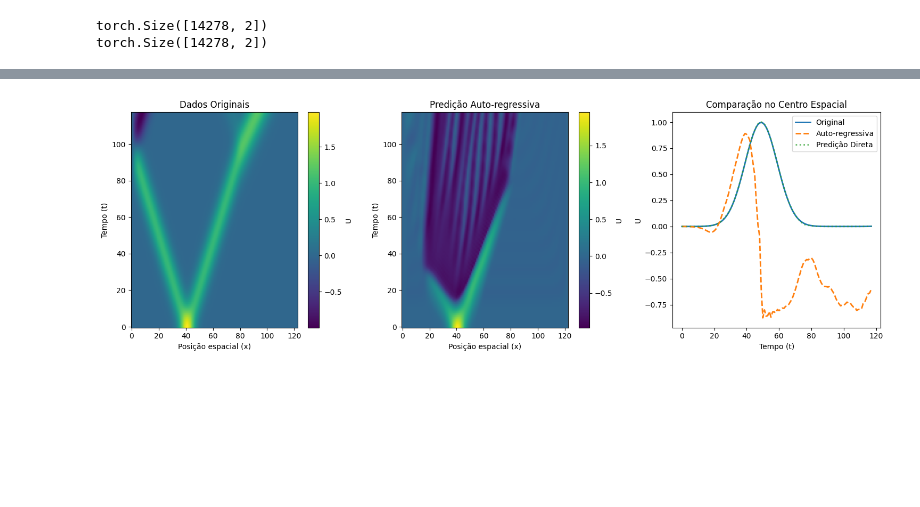
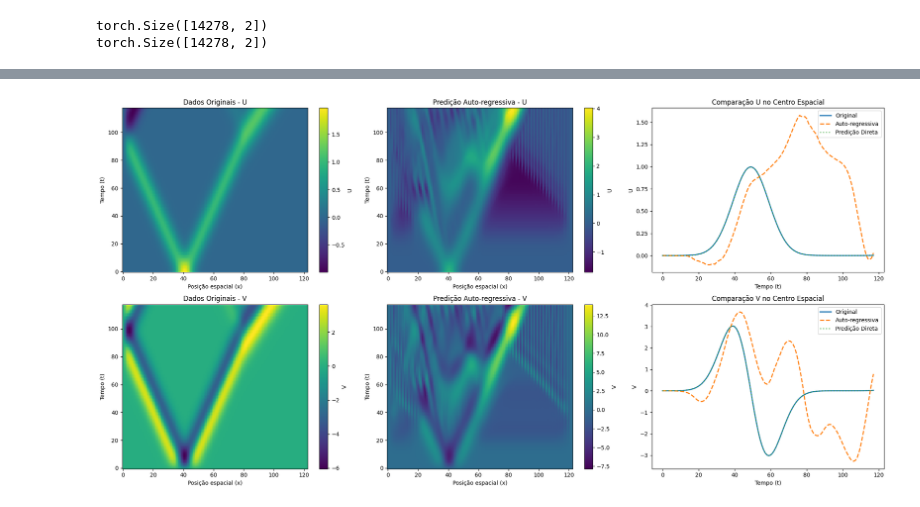
Before and after one commit to lmmoreira2/GraphNeuralNetworks, a Jupyter notebook: PGNN/1+1/wave/naive.ipynb, the cells around one changed output, grey strips where cells are left out. Saved outputs shown, nothing was run; the diff lists cells and outputs as text; code cells hidden in the pictures; blank space fills up the shorter version.

```diff
--- a/PGNN/1+1/wave/naive.ipynb
+++ b/PGNN/1+1/wave/naive.ipynb
@@ -52,6 +52,11 @@ for k in range(2, x.shape[0]-1):
             X_.append(U[k-1, i-nx+j])
         for j in range(2*nx+1):
             X_.append(U[k-2, i-nx+j])
+        for j in range(2*nx+1):
+            X_.append(V[k-1, i-nx+j])
+        for j in range(2*nx+1):
+            X_.append(V[k-2, i-nx+j])
+
 
         X.append(X_)
         Y.append([U[k, i], V[k, i]])
@@ -75,9 +80,9 @@ train_loader = DataLoader(train_dataset, batch_size=32, shuffle=True)
 val_loader = DataLoader(val_dataset, batch_size=32, shuffle=True)
 # %%
 class ResidualNN(nn.Module):
-    def __init__(self, arch=[15, 15], nx=2, nt=2):
+    def __init__(self, arch=[60], nx=2, nt=2):
         super().__init__()
-        self.in_layer = nn.Linear(2*(2*nx+1), arch[0])
+        self.in_layer = nn.Linear(2*2*(2*nx+1), arch[0])
 
         # Create hidden layers dynamically
         self.hidden_layers = nn.ModuleList()
@@ -197,12 +205,13 @@ torch.Size([118, 121, 2])
 # %%
 # Simulação auto-regressiva completa
-def predict_full_dynamics(model, initial_conditions, num_time_steps, spatial_size, nx=2):
+def predict_full_dynamics(model, initial_conditions_U, initial_conditions_V, num_time_steps, spatial_size, nx=2):
     """
     Predição auto-regressiva da dinâmica completa
 
     Args:
         model: modelo treinado
-        initial_conditions: condições iniciais [U_t0, U_t1] shape (2, spatial_size)
+        initial_conditions_U: condições iniciais U [U_t0, U_t1] shape (2, spatial_size)
+        initial_conditions_V: condições iniciais V [V_t0, V_t1] shape (2, spatial_size)
         num_time_steps: número de passos temporais para predizer
         spatial_size: tamanho espacial
         nx: número de vizinhos espaciais
@@ -213,11 +222,10 @@ def predict_full_dynamics(model, initial_conditions, num_time_steps, spatial_siz
     V_history = torch.zeros(num_time_steps + 2, spatial_size)
 
     # Definir condições iniciais
-    U_history[0] = initial_conditions[0]  # t=0
-    U_history[1] = initial_conditions[1]  # t=1
-    # V pode ser inicializado como derivada temporal de U ou zero
-    V_history[0] = torch.zeros(spatial_size)
-    V_history[1] = initial_conditions[1] - initial_conditions[0]  # approximação de dU/dt
+    U_history[0] = initial_conditions_U[0]  # t=0
+    U_history[1] = initial_conditions_U[1]  # t=1
+    V_history[0] = initial_conditions_V[0]  # t=0
+    V_history[1] = initial_conditions_V[1]  # t=1
 
     # Predição auto-regressiva
     for t in range(2, num_time_steps + 2):
@@ -226,13 +234,21 @@ def predict_full_dynamics(model, initial_conditions, num_time_steps, spatial_siz
             # Construir features para posição i no tempo t
             features = []
 
-            # Vizinhos espaciais em t-1
+            # Vizinhos espaciais de U em t-1
             for j in range(2*nx + 1):
                 features.append(U_history[t-1, i-nx+j].item())
 
-            # Vizinhos espaciais em t-2
+            # Vizinhos espaciais de U em t-2
             for j in range(2*nx + 1):
                 features.append(U_history[t-2, i-nx+j].item())
+
+            # Vizinhos espaciais de V em t-1
+            for j in range(2*nx + 1):
+                features.append(V_history[t-1, i-nx+j].item())
+
+            # Vizinhos espaciais de V em t-2
+            for j in range(2*nx + 1):
+                features.append(V_history[t-2, i-nx+j].item())
 
             # Converter para tensor e predizer
             input_tensor = torch.tensor(features).float().unsqueeze(0)
@@ -259,46 +275,76 @@ y_pred = torch.cat(y_pred_list, dim=0)
 y_pred_reshaped = y_pred.view(-1, x.shape[0], 2)
 U_pred_direct = y_pred_reshaped[:, :, 0]  # Predição direta
 
-# Agora fazer a predição auto-regressiva com o mesmo número de time steps
+# Agora fazer a predição auto-regressiva com condições iniciais para U e V
 initial_U = U[:2, :]  # shape (2, spatial_size)
+initial_V = V[:2, :]  # shape (2, spatial_size)
 num_prediction_steps = U_pred_direct.shape[0]  # Mesmo número de steps da predição direta
 
 U_predicted, V_predicted = predict_full_dynamics(
-    model, initial_U, num_prediction_steps, U.shape[1], nx=2
+    model, initial_U, initial_V, num_prediction_steps, U.shape[1], nx=2
 )
 
 print(f"U_predicted shape: {U_predicted.shape}")
+print(f"V_predicted shape: {V_predicted.shape}")
 print(f"U_pred_direct shape: {U_pred_direct.shape}")
 
 # Plot da evolução espaço-temporal corrigida
-plt.figure(figsize=(15, 5))
+plt.figure(figsize=(20, 10))
 
-# Plot 1: Dados originais (correspondentes aos time steps preditos)
-plt.subplot(1, 3, 1)
+# Plot 1: Dados originais U
+plt.subplot(2, 3, 1)
 U_original_subset = U[2:2+U_pred_direct.shape[0]].numpy()
 plt.imshow(U_original_subset, aspect='auto', origin='lower')
 plt.colorbar(label='U')
-plt.title('Dados Originais')
+plt.title('Dados Originais - U')
 plt.xlabel('Posição espacial (x)')
 plt.ylabel('Tempo (t)')
 
-# Plot 2: Predição auto-regressiva
-plt.subplot(1, 3, 2)
+# Plot 2: Predição auto-regressiva U
+plt.subplot(2, 3, 2)
 plt.imshow(U_predicted.numpy(), aspect='auto', origin='lower')
 plt.colorbar(label='U')
-plt.title('Predição Auto-regressiva')
+plt.title('Predição Auto-regressiva - U')
 plt.xlabel('Posição espacial (x)')
 plt.ylabel('Tempo (t)')
 
-# Plot 3: Comparação temporal no centro espacial
-plt.subplot(1, 3, 3)
+# Plot 3: Comparação temporal U no centro espacial
+plt.subplot(2, 3, 3)
 center_pos = U.shape[1] // 2
 plt.plot(U_original_subset[:, center_pos], label='Original', linewidth=2)
 plt.plot(U_predicted[:, center_pos].numpy(), label='Auto-regressiva', linestyle='--', linewidth=2)
 plt.plot(U_pred_direct[:, center_pos].numpy(), label='Predição Direta', linestyle=':', linewidth=2, alpha=0.7)
 plt.xlabel('Tempo (t)')
 plt.ylabel('U')
-plt.title('Comparação no Centro Espacial')
+plt.title('Comparação U no Centro Espacial')
+plt.legend()
+
+# Plot 4: Dados originais V
+plt.subplot(2, 3, 4)
+V_original_subset = V[2:2+U_pred_direct.shape[0]].numpy()
+plt.imshow(V_original_subset, aspect='auto', origin='lower')
+plt.colorbar(label='V')
+plt.title('Dados Originais - V')
+plt.xlabel('Posição espacial (x)')
+plt.ylabel('Tempo (t)')
+
+# Plot 5: Predição auto-regressiva V
+plt.subplot(2, 3, 5)
+plt.imshow(V_predicted.numpy(), aspect='auto', origin='lower')
+plt.colorbar(label='V')
+plt.title('Predição Auto-regressiva - V')
+plt.xlabel('Posição espacial (x)')
+plt.ylabel('Tempo (t)')
+
+# Plot 6: Comparação temporal V no centro espacial
+plt.subplot(2, 3, 6)
+V_pred_direct = y_pred_reshaped[:, :, 1]  # Predição direta V
+plt.plot(V_original_subset[:, center_pos], label='Original', linewidth=2)
+plt.plot(V_predicted[:, center_pos].numpy(), label='Auto-regressiva', linestyle='--', linewidth=2)
+plt.plot(V_pred_direct[:, center_pos].numpy(), label='Predição Direta', linestyle=':', linewidth=2, alpha=0.7)
+plt.xlabel('Tempo (t)')
+plt.ylabel('V')
+plt.title('Comparação V no Centro Espacial')
 plt.legend()
 
 plt.tight_layout()
@@ -308,2 +355,2 @@ U_predicted shape: torch.Size([118, 123])
 U_pred_direct shape: torch.Size([118, 121])
-[figure, old version]
+[figure, new version]
```
Also changed, not shown: parts of 5 cells of this notebook, 3 other files.
